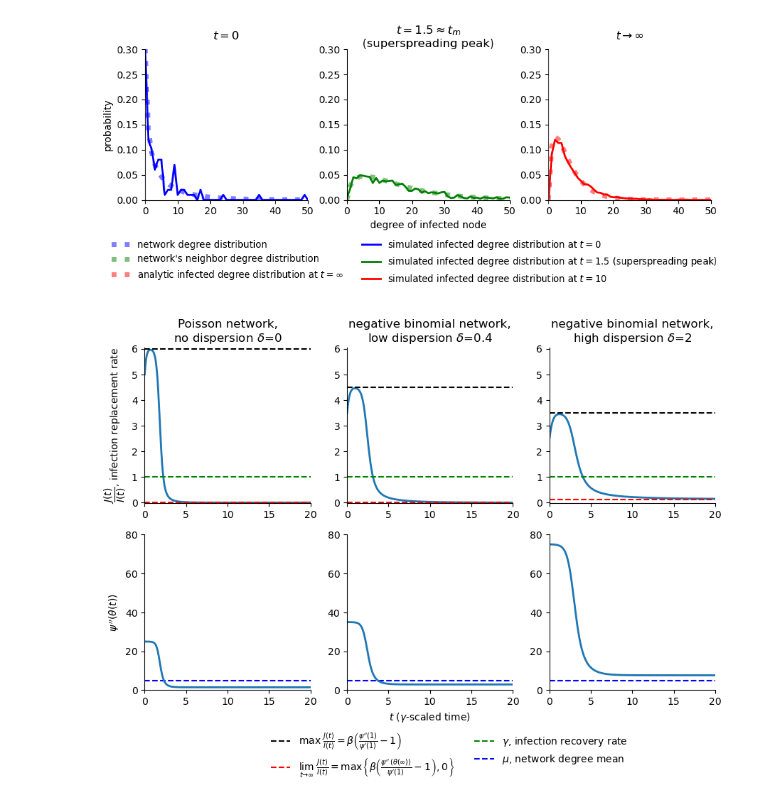
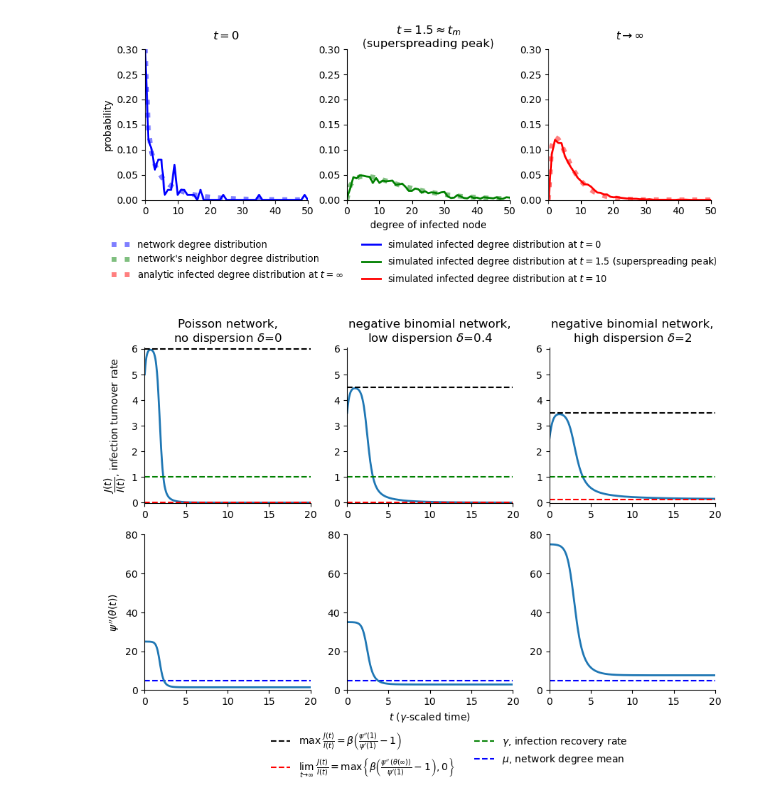
Before and after one commit to freedmanari/infected_degrees, a Jupyter notebook: network_epidemic.ipynb, the cells around one changed output. Drawn from its saved outputs; the diff is of its cells as text; code cells hidden in the pictures.

Commit message:
label change in figure J_I

```diff
--- a/network_epidemic.ipynb
+++ b/network_epidemic.ipynb
@@ -1361,7 +1361,7 @@ ax[0,0].spines['right'].set_visible(False)
 ax[0,0].set_xlim(0,20)
 ax[0,0].set_ylim(-.02,6.05)
 ax[0,0].set_title('Poisson network,\nno dispersion '+r'$\delta$=0')
-ax[0,0].set_ylabel(r'$\dfrac{J(t)}{I(t)}$, infection replacement rate')
+ax[0,0].set_ylabel(r'$\dfrac{J(t)}{I(t)}$, infection turnover rate')
 
 ax[1,0].axhline(y=psi(1),color='blue',linestyle='--')
 ax[1,0].plot(ts_ode, psi2(theta), linewidth=2)
@@ -1408,31 +1408,31 @@ initialize_high_dispersion()
 
 out_ode_theta_I_only = scipy.integrate.odeint(model_theta_I_only, [theta0, i0], ts_ode)
 theta = out_ode_theta_I_only[:,0]
 dtheta = -beta * theta + beta * psi(theta)/psi(1) + gamma * (1-theta)
 I = out_ode_theta_I_only[:,1]
 J = -psi(theta)*dtheta/I
 
 ax[0,2].plot(ts_ode, J, linewidth=2)
 ax[0,2].axhline(y=beta*(psi2(1)/psi(1)-1), color='black', linestyle='--')
 ax[0,2].axhline(y=max(beta*(psi2(theta[-1])/psi(1)-1), 0), color='red', linestyle='--')
 ax[0,2].axhline(y=gamma, color='green', linestyle='--')
 ax[0,2].spines['top'].set_visible(False)
 ax[0,2].spines['right'].set_visible(False)
 ax[0,2].set_xlim(0,20)
 ax[0,2].set_ylim(-.02,6.05)
 ax[0,2].set_title('negative binomial network,\nhigh dispersion '+r'$\delta$=2')
 
 ax[1,2].axhline(y=psi(1),color='blue',linestyle='--')
 ax[1,2].plot(ts_ode, psi2(theta), linewidth=2)
 ax[1,2].spines['top'].set_visible(False)
 ax[1,2].spines['right'].set_visible(False)
 ax[1,2].set_xlim(0,20)
 ax[1,2].set_ylim(0,80)
 
 plt.tight_layout()
 
 fig.legend(frameon=False, bbox_to_anchor=(.85,.03), ncols=2)
 
 # plt.savefig('figures/J_I.pdf',bbox_inches='tight')
 # %% [output]
-[figure, old version]
+[figure, new version]
```
Also changed, not shown: 1 other file.
